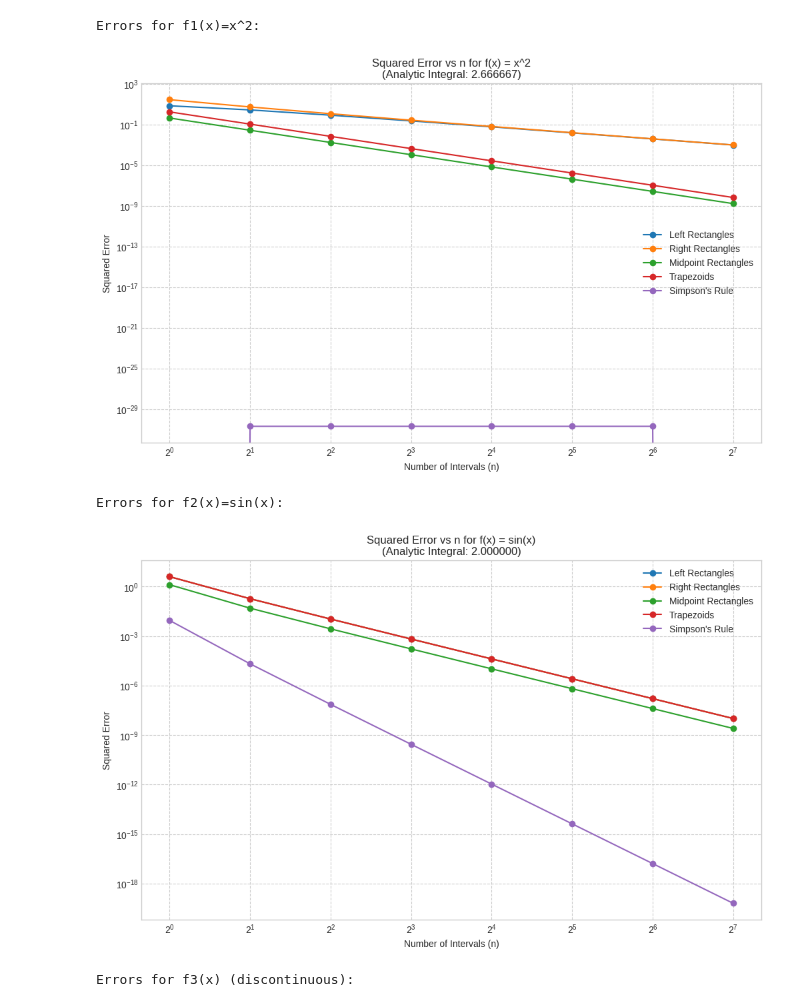
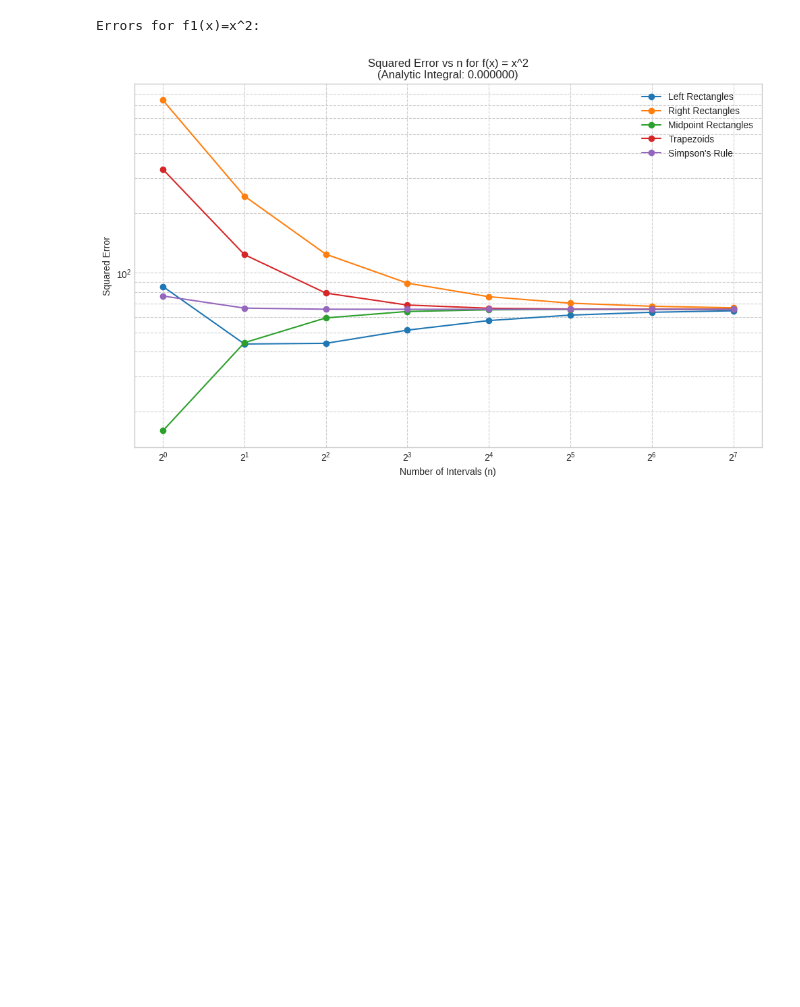
Before and after one commit to EZHOWWW/math_analysis_lab_reserch_lab_1, a Jupyter notebook: lab.ipynb, the cells around one changed output. Cells and saved outputs as stored; diff of their text form; code cells hidden in the pictures; blank space fills up the shorter version.

Commit message:
update function

```diff
--- a/lab.ipynb
+++ b/lab.ipynb
@@ -284,22 +250,22 @@ n_values_to_plot = [4, 8, 16, 32]
 
 
 # Function 1: f1(x) = x^2 on [0, 2]
-a1, b1 = 0, 2
+a1, b1 = -2, 2
 print("\n--- Plotting subplots for f1(x) = x^2 on [0, 2] ---")
 plot_method_subplots(
-    f1, a1, b1, n_values_to_plot, "Left Rectangles", title_suffix="(f(x)=x^2)"
+    f, a1, b1, n_values_to_plot, "Left Rectangles", title_suffix="(f(x)=x^2)"
 )
 plot_method_subplots(
-    f1, a1, b1, n_values_to_plot, "Right Rectangles", title_suffix="(f(x)=x^2)"
+    f, a1, b1, n_values_to_plot, "Right Rectangles", title_suffix="(f(x)=x^2)"
 )
 plot_method_subplots(
-    f1, a1, b1, n_values_to_plot, "Midpoint Rectangles", title_suffix="(f(x)=x^2)"
+    f, a1, b1, n_values_to_plot, "Midpoint Rectangles", title_suffix="(f(x)=x^2)"
 )
 plot_method_subplots(
-    f1, a1, b1, n_values_to_plot, "Trapezoids", title_suffix="(f(x)=x^2)"
+    f, a1, b1, n_values_to_plot, "Trapezoids", title_suffix="(f(x)=x^2)"
 )
 plot_method_subplots(
-    f1, a1, b1, n_values_to_plot, "Simpson's Rule", title_suffix="(f(x)=x^2)"
+    f, a1, b1, n_values_to_plot, "Simpson's Rule", title_suffix="(f(x)=x^2)"
 )
 # %% [output]
 --- Plotting subplots for f1(x) = x^2 on [0, 2] ---
@@ -431,64 +344,33 @@ def plot_errors(
         plt.plot(
             method_data["n"],
             method_data[error_type],
             marker="o",
             linestyle="-",
             label=method_name,
         )
 
     plt.xscale("log", base=2)  # Use log scale for n (powers of 2)
     plt.yscale("log")  # Use log scale for error to see convergence rates
 
     plt.xlabel("Number of Intervals (n)")
     plt.ylabel(error_type)
     plt.title(
         f"{error_type} vs n for {function_name}\n(Analytic Integral: {analytic_integral:.6f})"
     )
     plt.legend()
     plt.grid(True, which="both", ls="--")
     plt.show()
 
 
 # --- Perform calculations and plot errors for each function ---
 
 # Function 1: f1(x) = x^2 on [0, 2]
 errors_f1 = calculate_errors(
-    f1, a1, b1, analytic_integral_f1, n_values_for_error, integration_methods
+    f, a1, b1, analytic_integral, n_values_for_error, integration_methods
 )
 print("Errors for f1(x)=x^2:")
 # plot_errors(errors_f1, analytic_integral_f1, "f(x) = x^2", error_type="Absolute Error") #same
-plot_errors(errors_f1, analytic_integral_f1, "f(x) = x^2", error_type="Squared Error")
-
-
-# Function 2: f2(x) = sin(x) on [0, pi]
-errors_f2 = calculate_errors(
-    f2, a2, b2, analytic_integral_f2, n_values_for_error, integration_methods
-)
-print("Errors for f2(x)=sin(x):")
-# plot_errors(
-#     errors_f2, analytic_integral_f2, "f(x) = sin(x)", error_type="Absolute Error"
-# ) # same
-plot_errors(
-    errors_f2, analytic_integral_f2, "f(x) = sin(x)", error_type="Squared Error"
-)
-
-
-# Function 3: f3(x) (with discontinuity) on [0, 2]
-errors_f3 = calculate_errors(
-    f3, a3, b3, analytic_integral_f3, n_values_for_error, integration_methods
-)
-print("Errors for f3(x) (discontinuous):")
-# For discontinuous functions, convergence might be slower or behave differently.
-# Simpson's rule might not show its typical higher order convergence.
-# plot_errors(
-#     errors_f3, analytic_integral_f3, "f(x) (discontinuous)", error_type="Absolute Error"
-# ) # same
-plot_errors(
-    errors_f3, analytic_integral_f3, "f(x) (discontinuous)", error_type="Squared Error"
-)
+plot_errors(errors_f1, analytic_integral, "f(x) = x^2", error_type="Squared Error")
 # %% [output]
 Errors for f1(x)=x^2:
-[figure, old version]
+[figure, new version]
-Errors for f2(x)=sin(x):
-[figure, removed]
-Errors for f3(x) (discontinuous):
```
Also changed, not shown: parts of 6 cells of this notebook.
